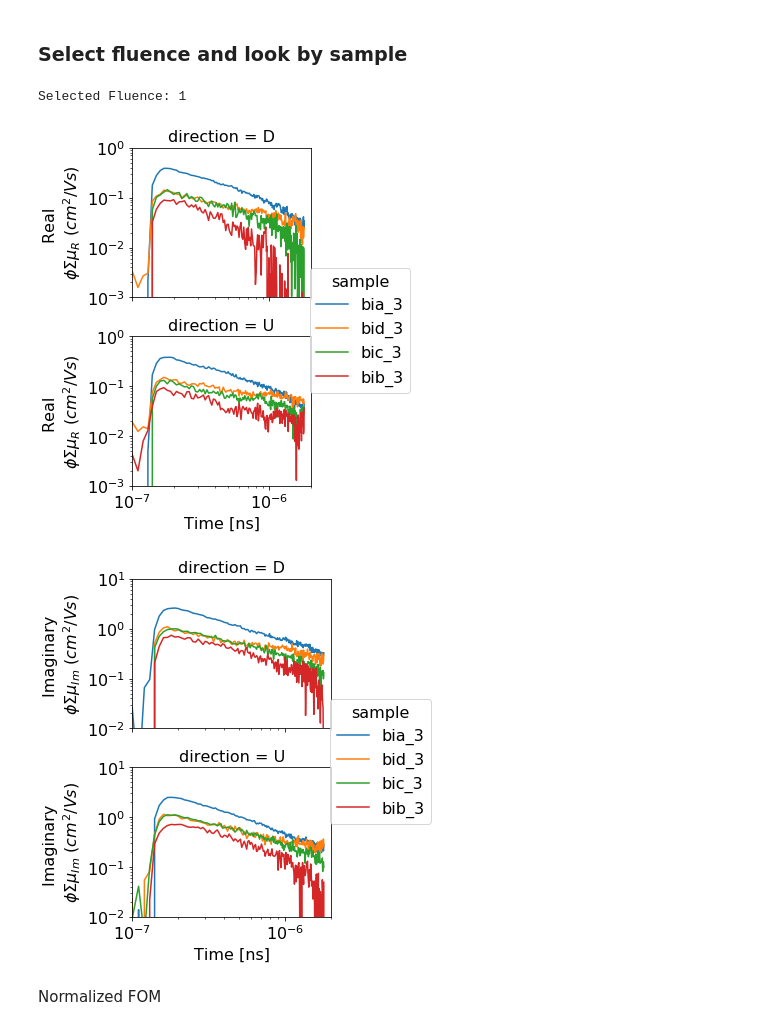
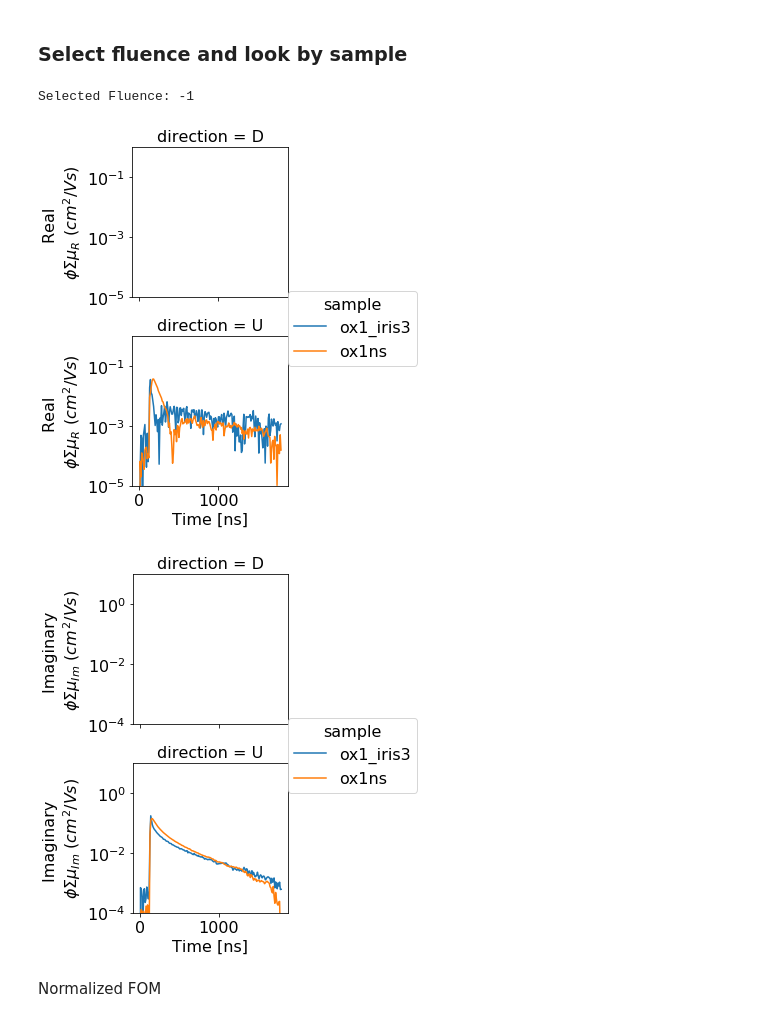
Before and after one commit to aspitarl/TRMC, a Jupyter notebook: Fit Analysis.ipynb, the cells around one changed output. Drawn from its saved outputs; the diff is of its cells as text; code cells hidden in the pictures.

```diff
--- a/Fit Analysis.ipynb
+++ b/Fit Analysis.ipynb
@@ -57,6 +57,8 @@ sigi_s = sigi
 # sigr_i = sigi_s.assign_coords(comp = 'i').expand_dims('comp')
 
 sig = xr.merge([sigr_s,sigi_s])
+# %%
+sig = abs(sig)
 # %%
 def get_figaxes_facetgrid(g):
     if type(g) == xr.plot.facetgrid.FacetGrid:
@@ -122,7 +124,7 @@ fig.legends[0].remove() if len(fig.legends) > 0 else ax.get_legend().remove()
 
 for ax in axes:
     plot.removena_axes(ax)
-    ax.set_ylim([0,0.3])
+    ax.set_ylim([-2,2])
 #     ax.set_xlim([100e-9,1500e-9])
     ax.xaxis.set_major_formatter(FuncFormatter(plot.exp_formatter(-9).func))
     lns = ax.lines
@@ -218,25 +220,25 @@ g.fig.tight_layout(rect = [0,0,1,0.95])
 # %% [markdown]
 ### Select fluence and look by sample
 # %%
-fluencesel = 1
+fluencesel = -1
 print('Selected Fluence: ' + str(fluencesel))
 # %% [output]
-Selected Fluence: 1
+Selected Fluence: -1
 # %%
 da = fom['real'].groupby('sample').apply(fluencered,fluencesel = fluencesel)
 
 g = da.plot(hue = 'sample', row = 'direction')
 
 for ax in g.axes.flatten():
     plot.removena_axes(ax)
     ax.set_ylabel('Real \n$\phi\Sigma\mu_{R} \ (cm^2/Vs)$')
     ax.set_yscale('log')
     ax.xaxis.set_major_formatter(FuncFormatter(plot.exp_formatter(-9).func))
-    ax.set_xscale('log')
-    ax.set_ylim([1e-3,1e0])
-    ax.set_xlim([1e-7,2e-6])
+#     ax.set_xscale('log')
+    ax.set_ylim([1e-5,1e0])
+#     ax.set_xlim([1e-7,2e-6])
 # %% [output]
-[figure, old version]
+[figure, new version]
 # %%
 da = fom['im'].groupby('sample').apply(fluencered,fluencesel = fluencesel)
 
@@ -246,12 +248,12 @@ for ax in g.axes.flatten():
     plot.removena_axes(ax)
     ax.set_ylabel('Imaginary \n$\phi\Sigma\mu_{Im} \ (cm^2/Vs)$')
     ax.set_yscale('log')
-    ax.set_ylim([1e-2,1e1])
-    ax.set_xlim([1e-7,2e-6])
+    ax.set_ylim([1e-4,1e1])
+#     ax.set_xlim([1e-7,2e-6])
     ax.xaxis.set_major_formatter(FuncFormatter(plot.exp_formatter(-9).func))
-    ax.set_xscale('log')
+#     ax.set_xscale('log')
 # %% [output]
-[figure, old version]
+[figure, new version]
 # %% [markdown]
 Normalized FOM
 # %%
```
Also changed, not shown: parts of 22 cells of this notebook, 1 other file.
